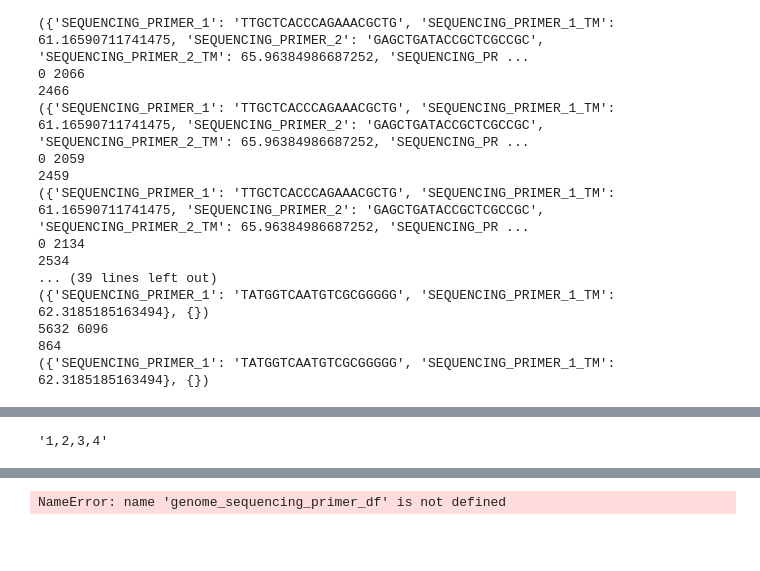
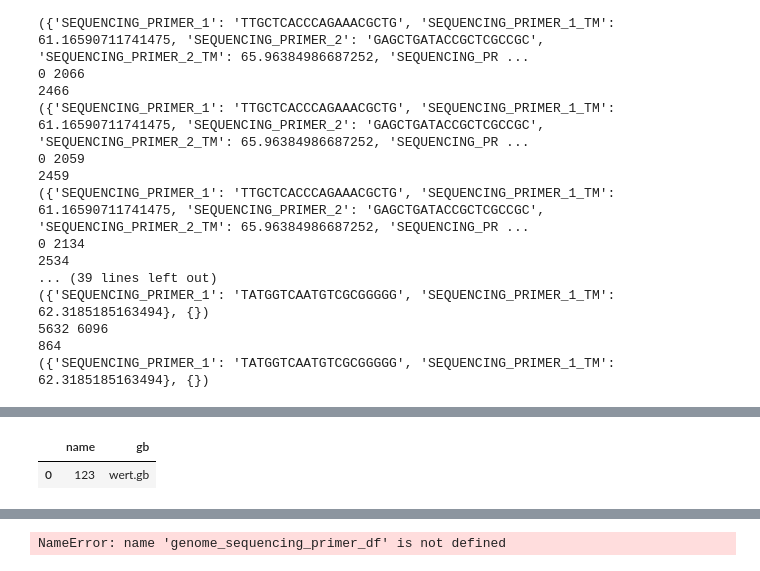
Before and after one commit to editSeqDesign/primer_desgin, a Jupyter notebook: one_plasmid_system_test.ipynb, the cells around one changed output, grey strips where cells are left out. Saved outputs shown, nothing was run; the diff lists cells and outputs as text; code cells hidden in the pictures; blank space fills up the shorter version.

```diff
--- a/one_plasmid_system_test.ipynb
+++ b/one_plasmid_system_test.ipynb
@@ -642 +613,8 @@ def create_primerCor_in_plasmid(plasmid_seq,primer):
+# %%
+temp = pd.DataFrame(columns=['name','gb'],data=[['123','wert.gb']])
+# %%
+temp
+# %% [output]
+|  | name | gb |
+| 0 | 123 | wert.gb |
 # %%
@@ -653,4 +803,0 @@ li=['1','2','3','4']
-# %%
-','.join(li)
-# %% [output]
-'1,2,3,4'
```
Also changed, not shown: parts of 14 cells of this notebook, 6 other files.
